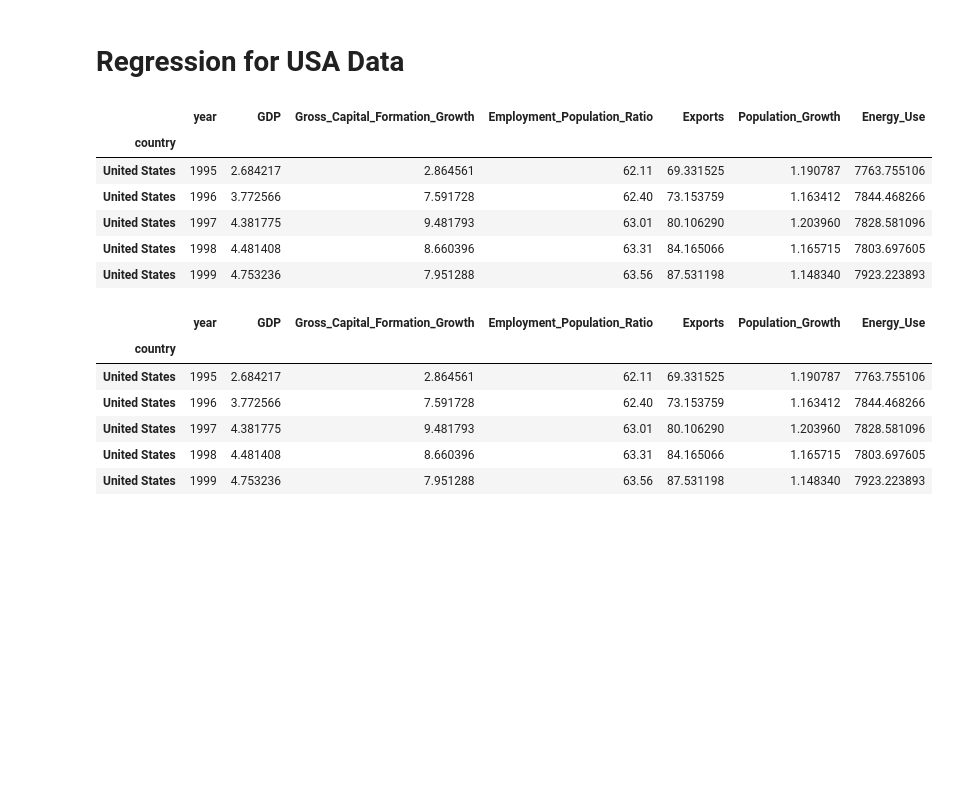
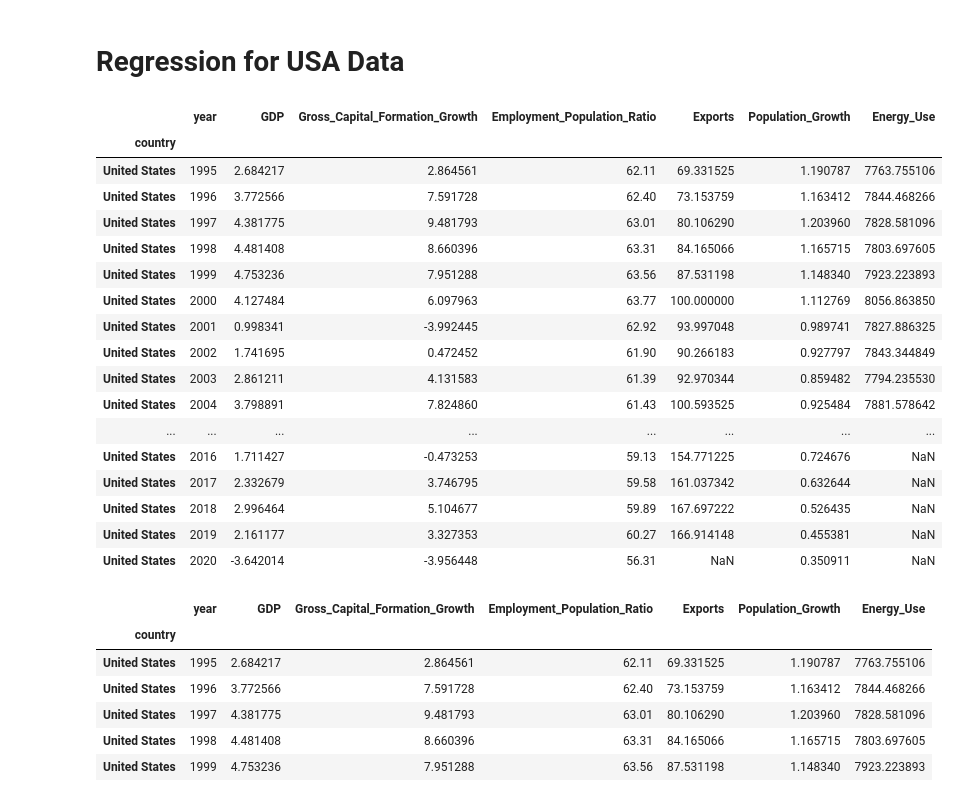
Before and after one commit to Durza75/COVID_BRICS, a Jupyter notebook: Regression_Analysis_BRICS_For_All.ipynb, the cells around one changed output. Drawn from its saved outputs; the diff is of its cells as text; code cells hidden in the pictures; blank space fills up the shorter version.

```diff
--- a/Regression_Analysis_BRICS_For_All.ipynb
+++ b/Regression_Analysis_BRICS_For_All.ipynb
@@ -233,15 +238,26 @@ world_bank_df = world_bank.rename(columns = {"NY.GDP.MKTP.KD.ZG":"GDP",\
 # %%
 world_bank_final = world_bank_df.loc[::-1]
 # %%
-world_bank_final.head()
+world_bank_final.head(32)
 # %% [output]
 |  | year | GDP | Gross_Capital_Formation_Growth | Employment_Population_Ratio | Exports | Population_Growth | Energy_Use |
 | country |  |  |  |  |  |  |  |
 | United States | 1995 | 2.684217 | 2.864561 | 62.11 | 69.331525 | 1.190787 | 7763.755106 |
 | United States | 1996 | 3.772566 | 7.591728 | 62.40 | 73.153759 | 1.163412 | 7844.468266 |
 | United States | 1997 | 4.381775 | 9.481793 | 63.01 | 80.106290 | 1.203960 | 7828.581096 |
 | United States | 1998 | 4.481408 | 8.660396 | 63.31 | 84.165066 | 1.165715 | 7803.697605 |
 | United States | 1999 | 4.753236 | 7.951288 | 63.56 | 87.531198 | 1.148340 | 7923.223893 |
+| United States | 2000 | 4.127484 | 6.097963 | 63.77 | 100.000000 | 1.112769 | 8056.863850 |
+| United States | 2001 | 0.998341 | -3.992445 | 62.92 | 93.997048 | 0.989741 | 7827.886325 |
+| United States | 2002 | 1.741695 | 0.472452 | 61.90 | 90.266183 | 0.927797 | 7843.344849 |
+| United States | 2003 | 2.861211 | 4.131583 | 61.39 | 92.970344 | 0.859482 | 7794.235530 |
+| United States | 2004 | 3.798891 | 7.824860 | 61.43 | 100.593525 | 0.925484 | 7881.578642 |
+| ... | ... | ... | ... | ... | ... | ... | ... |
+| United States | 2016 | 1.711427 | -0.473253 | 59.13 | 154.771225 | 0.724676 | NaN |
+| United States | 2017 | 2.332679 | 3.746795 | 59.58 | 161.037342 | 0.632644 | NaN |
+| United States | 2018 | 2.996464 | 5.104677 | 59.89 | 167.697222 | 0.526435 | NaN |
+| United States | 2019 | 2.161177 | 3.327353 | 60.27 | 166.914148 | 0.455381 | NaN |
+| United States | 2020 | -3.642014 | -3.956448 | 56.31 | NaN | 0.350911 | NaN |
 # %%
 world_bank_final1 = world_bank_final.fillna({
     "Gross_Capital_Formation_Growth":12.0,
```
Also changed, not shown: parts of 69 cells of this notebook, 9 other files.
